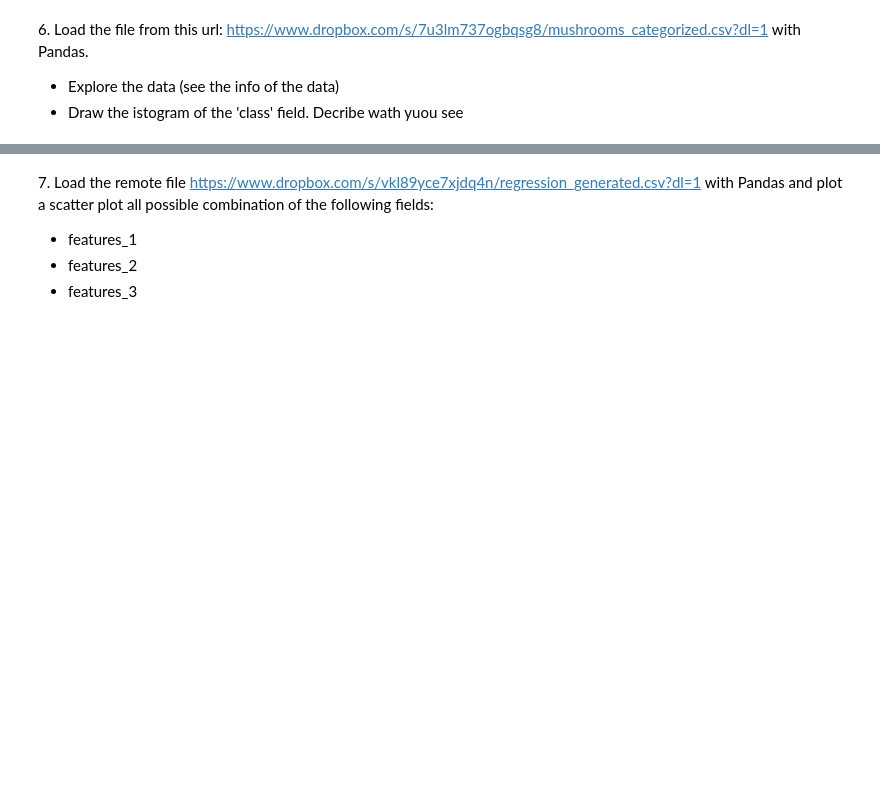
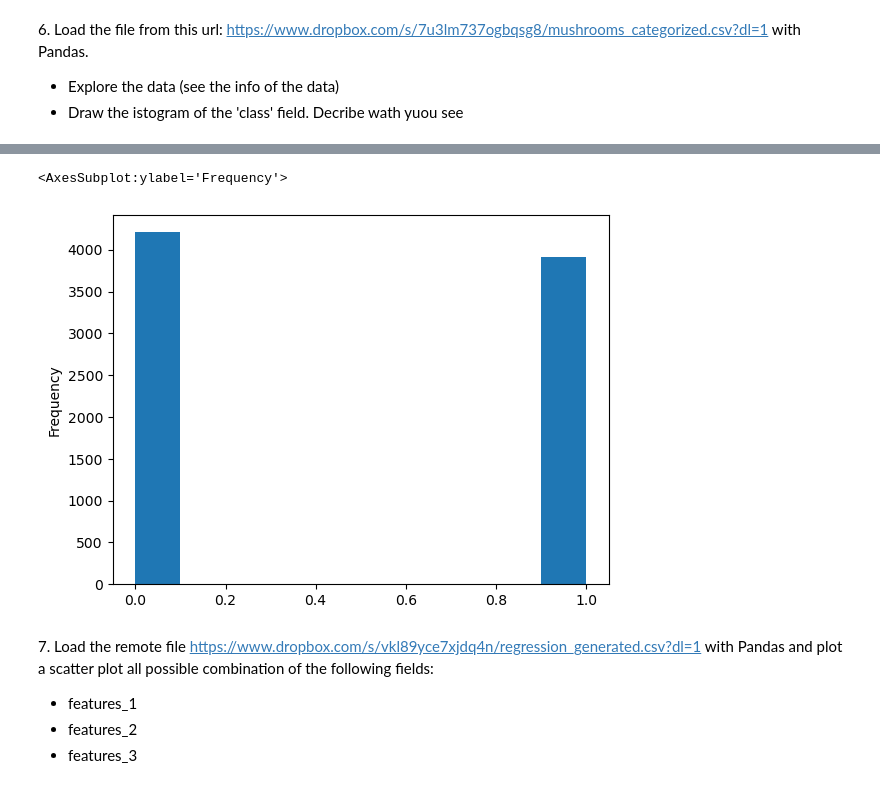
Before and after one commit to MarcoZenari/LaboratoryOfComputationalPhysics_Y5, a Jupyter notebook: 05ex_OSEMN.ipynb, the cells around one changed output, grey strips where cells are left out. Cells and saved outputs as stored; diff of their text form; code cells hidden in the pictures; blank space fills up the shorter version.

```diff
--- a/05ex_OSEMN.ipynb
+++ b/05ex_OSEMN.ipynb
@@ -70,3 +90,8 @@ for line in fileContent:
 6\. Load the file from this url: [https://www.dropbox.com/s/7u3lm737ogbqsg8/mushrooms_categorized.csv?dl=1](https://www.dropbox.com/s/7u3lm737ogbqsg8/mushrooms_categorized.csv?dl=1) with Pandas.
 + Explore the data (see the info of the data)
 + Draw the istogram of the 'class' field. Decribe wath yuou see
+# %%
+url='https://www.dropbox.com/s/7u3lm737ogbqsg8/mushrooms_categorized.csv?dl=1'
+data_frame=pd.read_csv(url)
+data_frame.head()
+data_frame.describe()
@@ -73,3 +109,8 @@ for line in fileContent:
+# %%
+data_frame['class'].plot.hist()
+# %% [output]
+<AxesSubplot:ylabel='Frequency'>
+[figure, added]
 # %% [markdown]
 7\. Load the remote file [https://www.dropbox.com/s/vkl89yce7xjdq4n/regression_generated.csv?dl=1](https://www.dropbox.com/s/vkl89yce7xjdq4n/regression_generated.csv?dl=1) with Pandas and plot a scatter plot all possible combination of the following fields:
 
```
Also changed, not shown: parts of 5 cells of this notebook.
